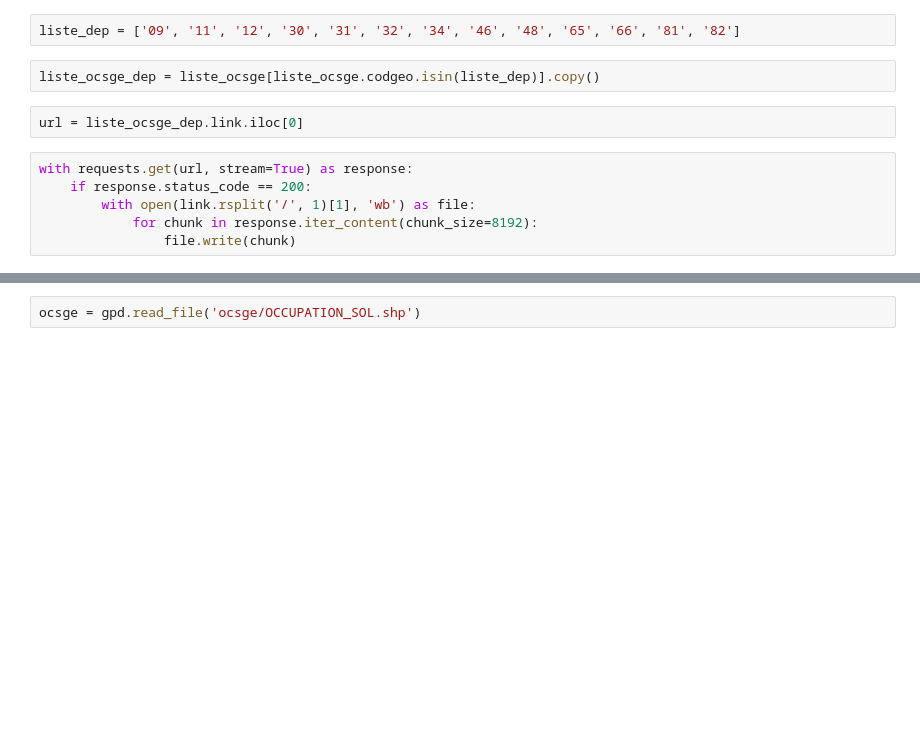
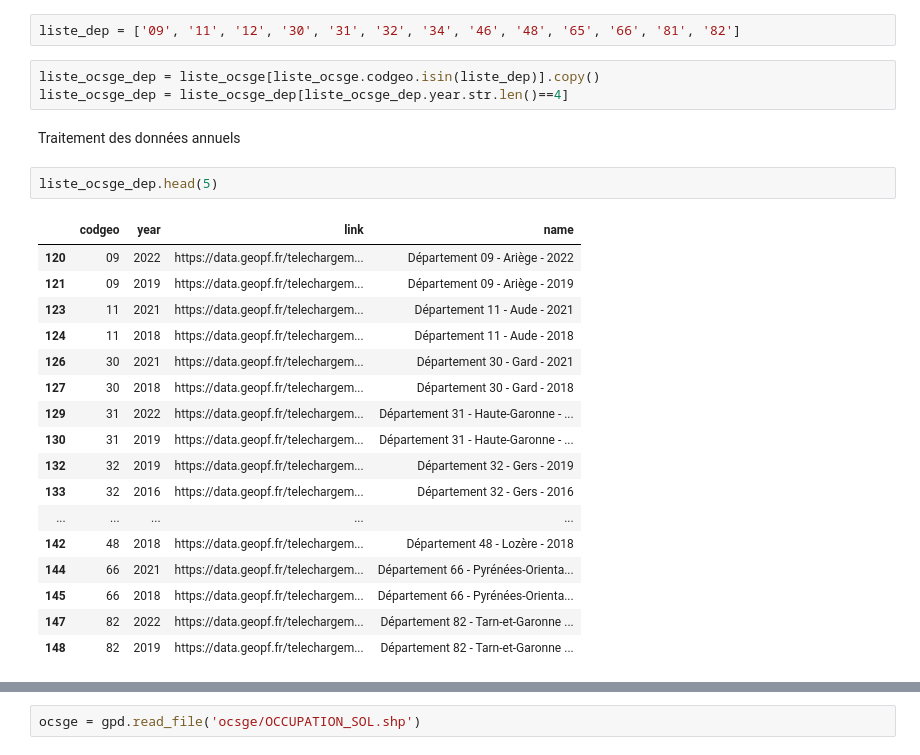
Before and after one commit to fsemecurbe/AOTMS, a Jupyter notebook: Download_OCSGE.ipynb, the cells around one changed output, grey strips where cells are left out. Drawn from its saved outputs; the diff is of its cells as text; blank space fills up the shorter version.

```diff
--- a/Download_OCSGE.ipynb
+++ b/Download_OCSGE.ipynb
@@ -45,12 +46,27 @@ Traitement sur des départements spécifiques
 liste_dep = ['09', '11', '12', '30', '31', '32', '34', '46', '48', '65', '66', '81', '82']
 # %%
 liste_ocsge_dep = liste_ocsge[liste_ocsge.codgeo.isin(liste_dep)].copy()
+liste_ocsge_dep = liste_ocsge_dep[liste_ocsge_dep.year.str.len()==4]
-# %%
-url = liste_ocsge_dep.link.iloc[0]
-# %%
-with requests.get(url, stream=True) as response:
-    if response.status_code == 200:
-        with open(link.rsplit('/', 1)[1], 'wb') as file:
-            for chunk in response.iter_content(chunk_size=8192):
-                file.write(chunk)
+# %% [markdown]
+Traitement des données annuels
+# %%
+liste_ocsge_dep.head(5)
+# %% [output]
+|  | codgeo | year | link | name |
+| 120 | 09 | 2022 | https://data.geopf.fr/telechargem... | Département 09 - Ariège - 2022 |
+| 121 | 09 | 2019 | https://data.geopf.fr/telechargem... | Département 09 - Ariège - 2019 |
+| 123 | 11 | 2021 | https://data.geopf.fr/telechargem... | Département 11 - Aude - 2021 |
+| 124 | 11 | 2018 | https://data.geopf.fr/telechargem... | Département 11 - Aude - 2018 |
+| 126 | 30 | 2021 | https://data.geopf.fr/telechargem... | Département 30 - Gard - 2021 |
+| 127 | 30 | 2018 | https://data.geopf.fr/telechargem... | Département 30 - Gard - 2018 |
+| 129 | 31 | 2022 | https://data.geopf.fr/telechargem... | Département 31 - Haute-Garonne - ... |
+| 130 | 31 | 2019 | https://data.geopf.fr/telechargem... | Département 31 - Haute-Garonne - ... |
+| 132 | 32 | 2019 | https://data.geopf.fr/telechargem... | Département 32 - Gers - 2019 |
+| 133 | 32 | 2016 | https://data.geopf.fr/telechargem... | Département 32 - Gers - 2016 |
+| ... | ... | ... | ... | ... |
+| 142 | 48 | 2018 | https://data.geopf.fr/telechargem... | Département 48 - Lozère - 2018 |
+| 144 | 66 | 2021 | https://data.geopf.fr/telechargem... | Département 66 - Pyrénées-Orienta... |
+| 145 | 66 | 2018 | https://data.geopf.fr/telechargem... | Département 66 - Pyrénées-Orienta... |
+| 147 | 82 | 2022 | https://data.geopf.fr/telechargem... | Département 82 - Tarn-et-Garonne ... |
+| 148 | 82 | 2019 | https://data.geopf.fr/telechargem... | Département 82 - Tarn-et-Garonne ... |
 # %%
```
Also changed, not shown: parts of 6 cells of this notebook.
